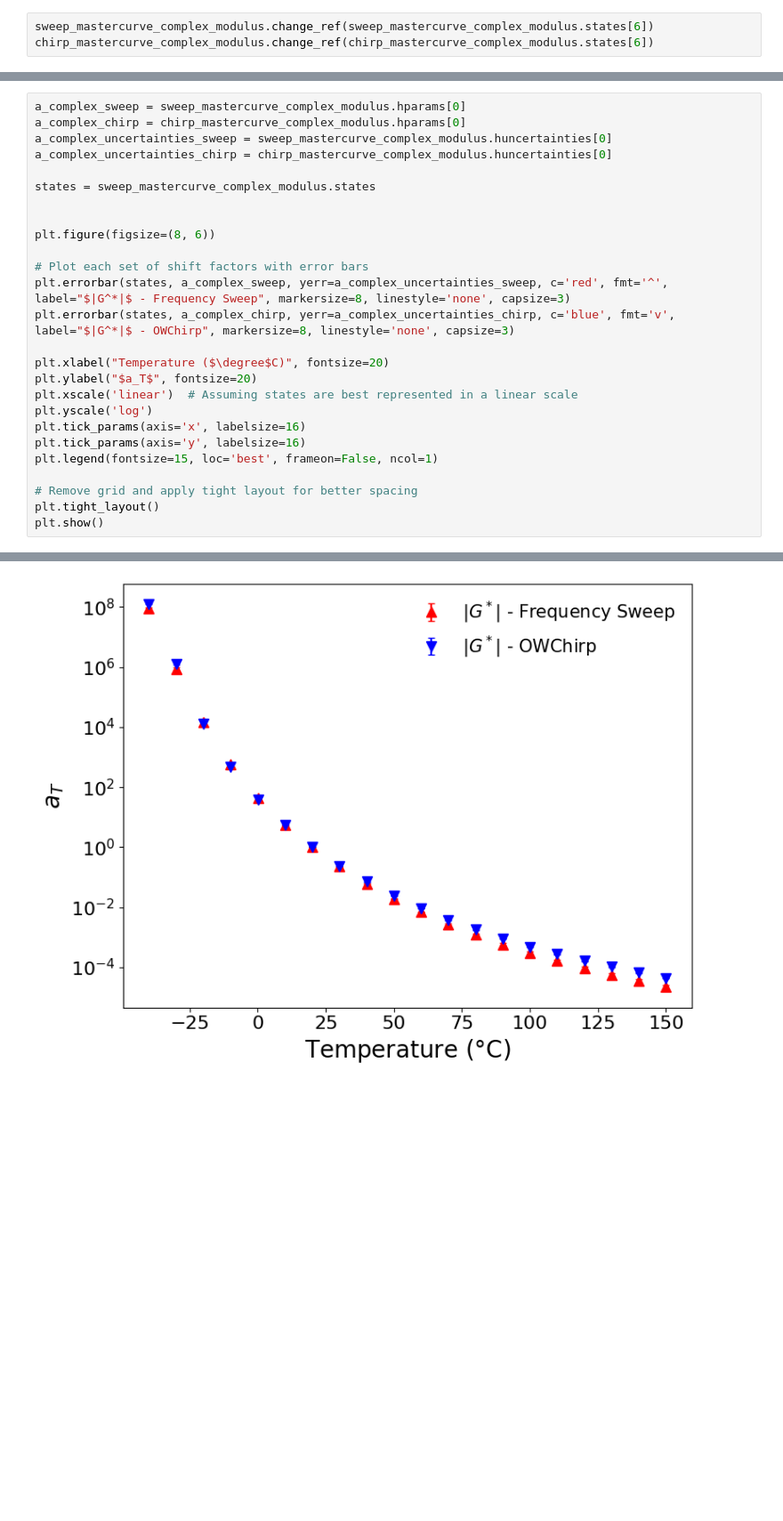
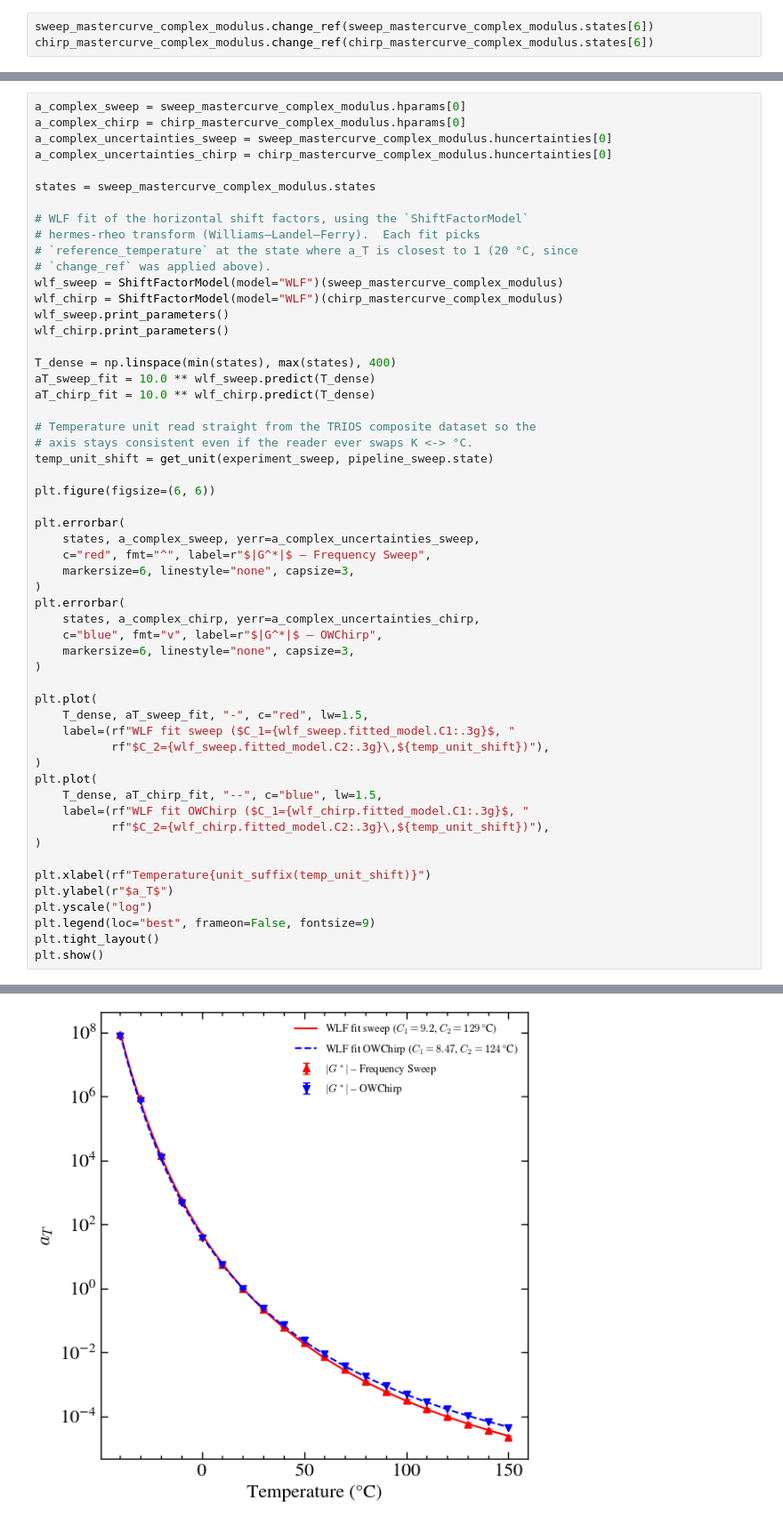
Before and after one commit to 3mcloud/hermes-rheo, a Jupyter notebook: tutorial_notebooks/4_time temperature superposition.ipynb, the cells around one changed output, grey strips where cells are left out. Shown at 89% size. Cells and saved outputs as stored; diff of their text form; blank space fills up the shorter version.

```diff
--- a/tutorial_notebooks/4_time temperature superposition.ipynb
+++ b/tutorial_notebooks/4_time temperature superposition.ipynb
@@ -139,22 +221,51 @@ a_complex_uncertainties_chirp = chirp_mastercurve_complex_modulus.huncertainties
 
 states = sweep_mastercurve_complex_modulus.states
 
+# WLF fit of the horizontal shift factors, using the `ShiftFactorModel`
+# hermes-rheo transform (Williams–Landel–Ferry).  Each fit picks
+# `reference_temperature` at the state where a_T is closest to 1 (20 °C, since
+# `change_ref` was applied above).
+wlf_sweep = ShiftFactorModel(model="WLF")(sweep_mastercurve_complex_modulus)
+wlf_chirp = ShiftFactorModel(model="WLF")(chirp_mastercurve_complex_modulus)
+wlf_sweep.print_parameters()
+wlf_chirp.print_parameters()
 
-plt.figure(figsize=(8, 6))
+T_dense = np.linspace(min(states), max(states), 400)
+aT_sweep_fit = 10.0 ** wlf_sweep.predict(T_dense)
+aT_chirp_fit = 10.0 ** wlf_chirp.predict(T_dense)
 
-# Plot each set of shift factors with error bars
-plt.errorbar(states, a_complex_sweep, yerr=a_complex_uncertainties_sweep, c='red', fmt='^', label="$|G^*|$ - Frequency Sweep", markersize=8, linestyle='none', capsize=3)
-plt.errorbar(states, a_complex_chirp, yerr=a_complex_uncertainties_chirp, c='blue', fmt='v', label="$|G^*|$ - OWChirp", markersize=8, linestyle='none', capsize=3)
+# Temperature unit read straight from the TRIOS composite dataset so the
+# axis stays consistent even if the reader ever swaps K <-> °C.
+temp_unit_shift = get_unit(experiment_sweep, pipeline_sweep.state)
 
-plt.xlabel("Temperature ($\degree$C)", fontsize=20)
-plt.ylabel("$a_T$", fontsize=20)
-plt.xscale('linear')  # Assuming states are best represented in a linear scale
-plt.yscale('log')
-plt.tick_params(axis='x', labelsize=16)
-plt.tick_params(axis='y', labelsize=16)
-plt.legend(fontsize=15, loc='best', frameon=False, ncol=1)
+plt.figure(figsize=(6, 6))
 
-# Remove grid and apply tight layout for better spacing
+plt.errorbar(
+    states, a_complex_sweep, yerr=a_complex_uncertainties_sweep,
+    c="red", fmt="^", label=r"$|G^*|$ – Frequency Sweep",
+    markersize=6, linestyle="none", capsize=3,
+)
+plt.errorbar(
+    states, a_complex_chirp, yerr=a_complex_uncertainties_chirp,
+    c="blue", fmt="v", label=r"$|G^*|$ – OWChirp",
+    markersize=6, linestyle="none", capsize=3,
+)
+
+plt.plot(
+    T_dense, aT_sweep_fit, "-", c="red", lw=1.5,
+    label=(rf"WLF fit sweep ($C_1={wlf_sweep.fitted_model.C1:.3g}$, "
+           rf"$C_2={wlf_sweep.fitted_model.C2:.3g}\,${temp_unit_shift})"),
+)
+plt.plot(
+    T_dense, aT_chirp_fit, "--", c="blue", lw=1.5,
+    label=(rf"WLF fit OWChirp ($C_1={wlf_chirp.fitted_model.C1:.3g}$, "
+           rf"$C_2={wlf_chirp.fitted_model.C2:.3g}\,${temp_unit_shift})"),
+)
+
+plt.xlabel(rf"Temperature{unit_suffix(temp_unit_shift)}")
+plt.ylabel(r"$a_T$")
+plt.yscale("log")
+plt.legend(loc="best", frameon=False, fontsize=9)
 plt.tight_layout()
 plt.show()
 # %% [output]
@@ -161 +274 @@ plt.show()
-[figure, old version]
+[figure, new version]
```
Also changed, not shown: parts of 17 cells of this notebook, 44 other files.
